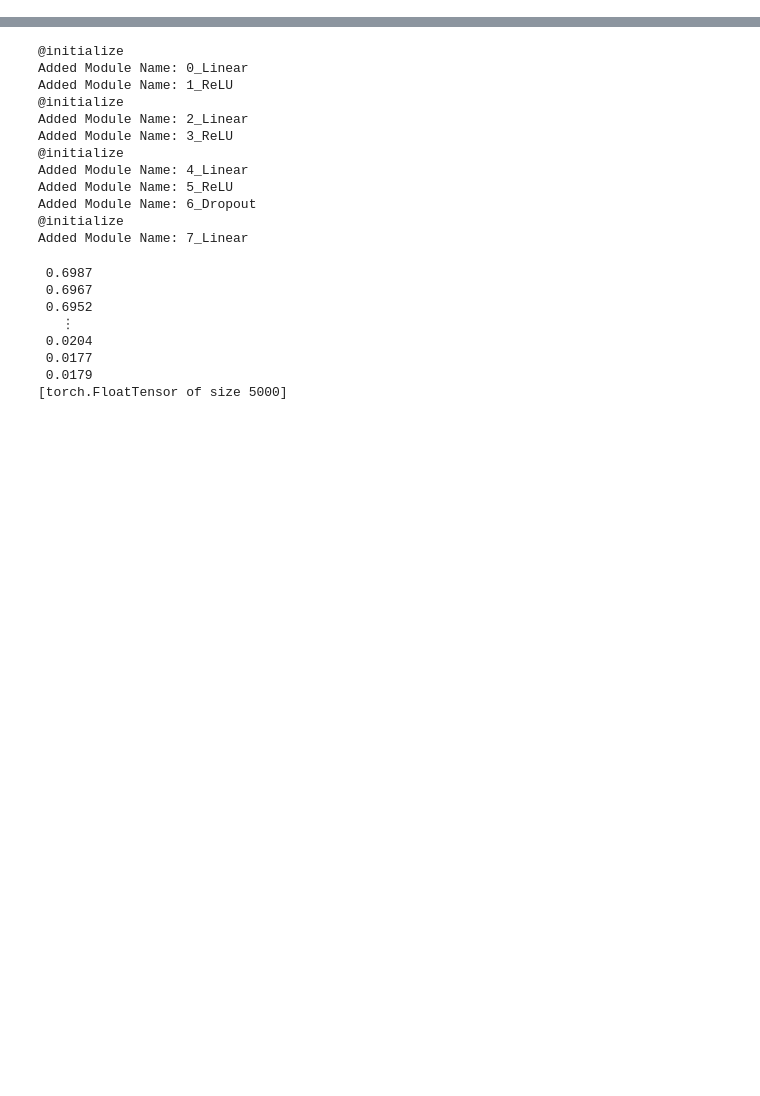
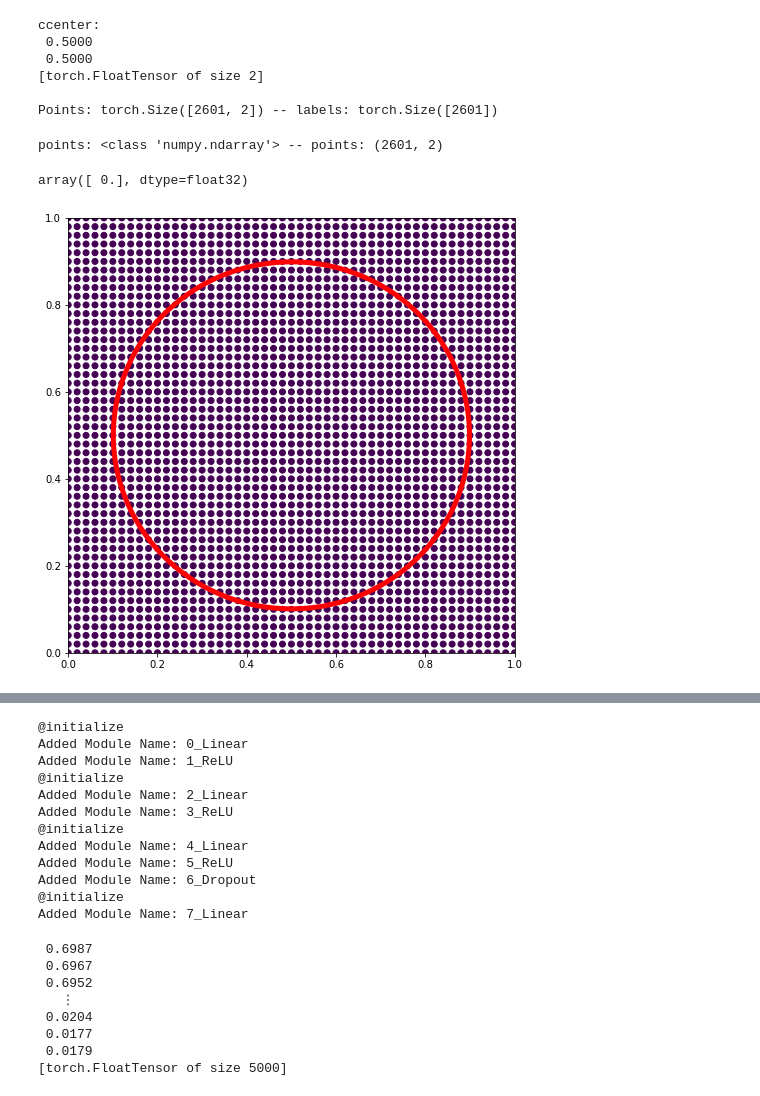
Before and after one commit to mumcuyan/dl-framework, a Jupyter notebook: test.ipynb, the cells around one changed output, grey strips where cells are left out. Drawn from its saved outputs; the diff is of its cells as text; code cells hidden in the pictures; blank space fills up the shorter version.

Commit message:
convert data generation to torch imp

```diff
--- a/test.ipynb
+++ b/test.ipynb
@@ -16,6 +22,10 @@ def plot_data(points, labels=0, minn=0, maxx=1, radius=1/np.sqrt(2*np.pi), cente
     circle = plt.Circle(center, radius, color='r', fill=False, linewidth=5)
     fig, ax = plt.subplots(figsize=(8, 8))
     ax.add_patch(circle)
+    if torch.is_tensor(points):
+        points = points.numpy()
+
+    print("points: {} -- points: {}".format(type(points), points.shape))
     ax.scatter(points[:,0], points[:,1], c=labels)
     ax.set_xlim(minn, maxx)
     ax.set_ylim(minn, maxx)
@@ -37,3 +47,21 @@ def default_net_1(x_train, y_train, num_of_neurons=(2, 25, 25, 25, 2), lr=0.1, m
     sgd.train(model, x_train, y_train, num_of_epochs)
 
     return model, ce.loss_logging
+# %%
+points, labels = generate_data(num_of_points=1000)
+points, labels = generate_grid_data(num_of_points_per_dim=51)
+print("Points: {} -- labels: {}".format(points.shape, labels.shape))
+# %% [output]
+ccenter:
+ 0.5000
+ 0.5000
+[torch.FloatTensor of size 2]
+
+Points: torch.Size([2601, 2]) -- labels: torch.Size([2601])
+# %%
+plot_data(points, labels)
+np.unique(labels.numpy())
+# %% [output]
+points: <class 'numpy.ndarray'> -- points: (2601, 2)
+array([ 0.], dtype=float32)
+[figure, added]
```
Also changed, not shown: parts of 3 cells of this notebook, 2 other files.
